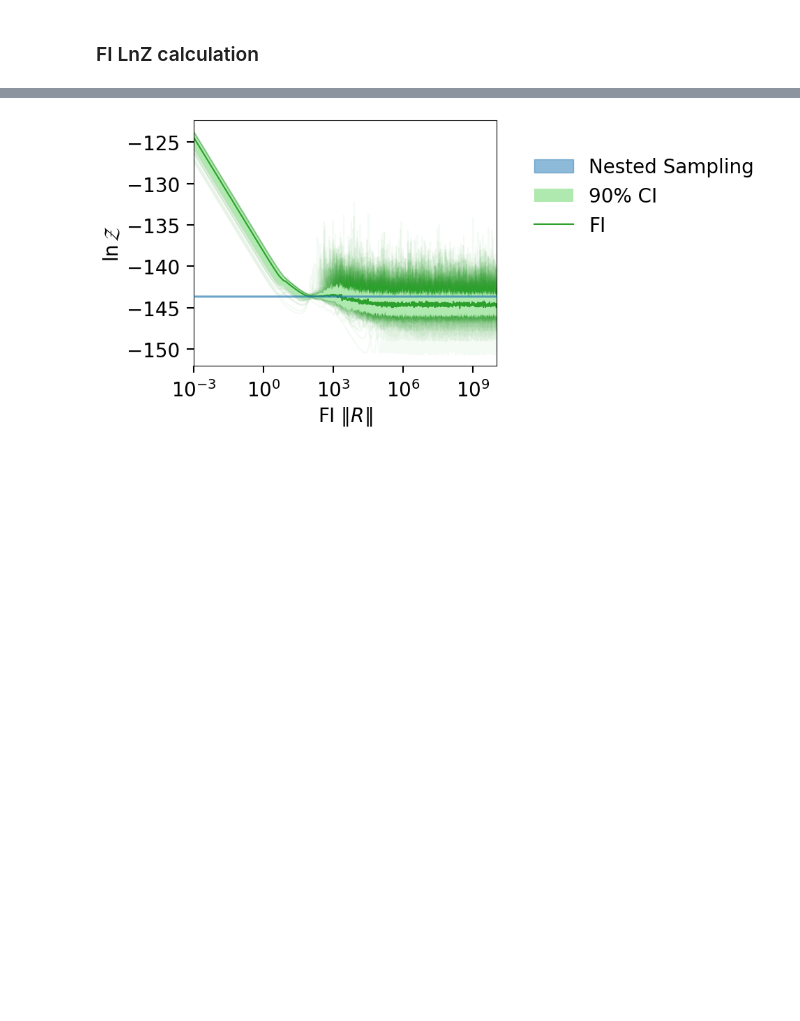
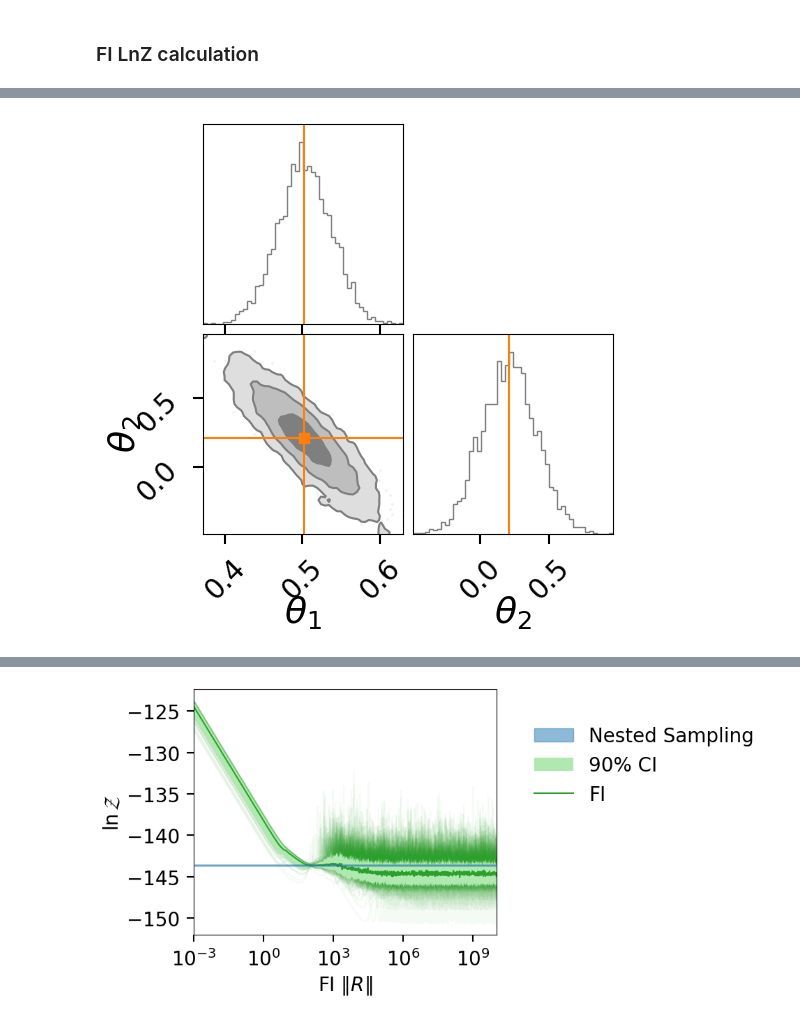
Before and after one commit to avivajpeyi/funnel, a Jupyter notebook: docs/examples/linear_regression.ipynb, the cells around one changed output, grey strips where cells are left out. Cells and saved outputs as stored; diff of their text form; code cells hidden in the pictures; blank space fills up the shorter version.

```diff
--- a/docs/examples/linear_regression.ipynb
+++ b/docs/examples/linear_regression.ipynb
@@ -107,3 +127,19 @@ lnzs, r_vals, _  = get_fi_lnz_list(result.posterior, num_ref_params=100, cache_f
+# %%
+import matplotlib.pyplot as plt
+import numpy as np
+
+
+import corner
+
+fig = result.plot_corner(color="tab:gray", truth=None, label_kwargs={"fontsize": 26}, quantiles=None, labels=[r"$\theta_1$",r"$\theta_2$"])
+
+# overplot the FI points
+for i, s in enumerate(best_sample):
+    corner.overplot_lines(fig, s, color=f'C{i+1}')
+    corner.overplot_points(fig, [[np.nan if t is None else t for t in s]],color=f'C{i+1}', marker='s', markersize=7)
+fig
+# %% [output]
+[figure, added]
 # %%
 plt_kwgs = dict(lnzs=lnzs, r_vals=r_vals, sampling_lnz=[lnz + lnz_err, lnz - lnz_err], )
 
```
Also changed, not shown: parts of 6 cells of this notebook, 6 other files.
